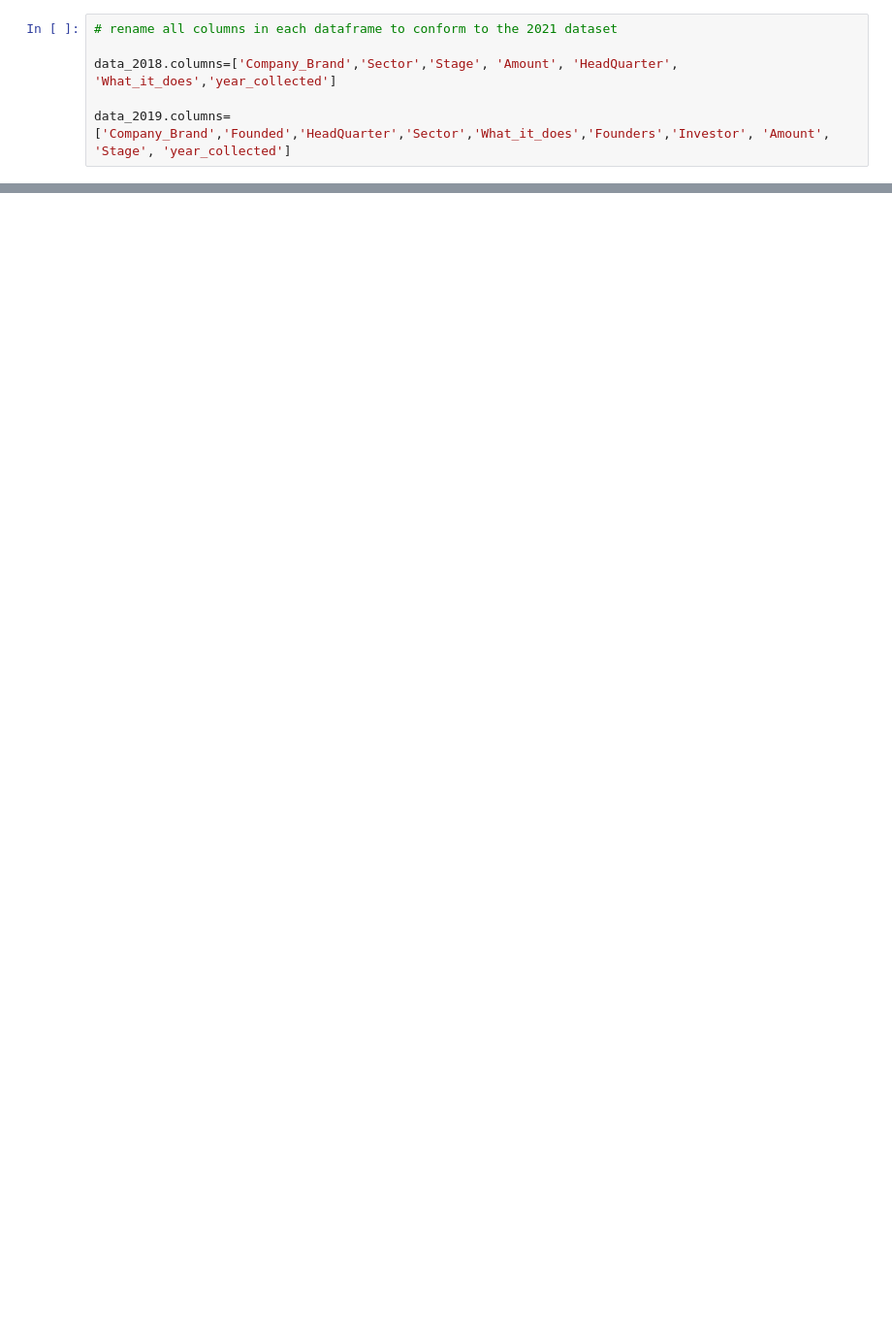
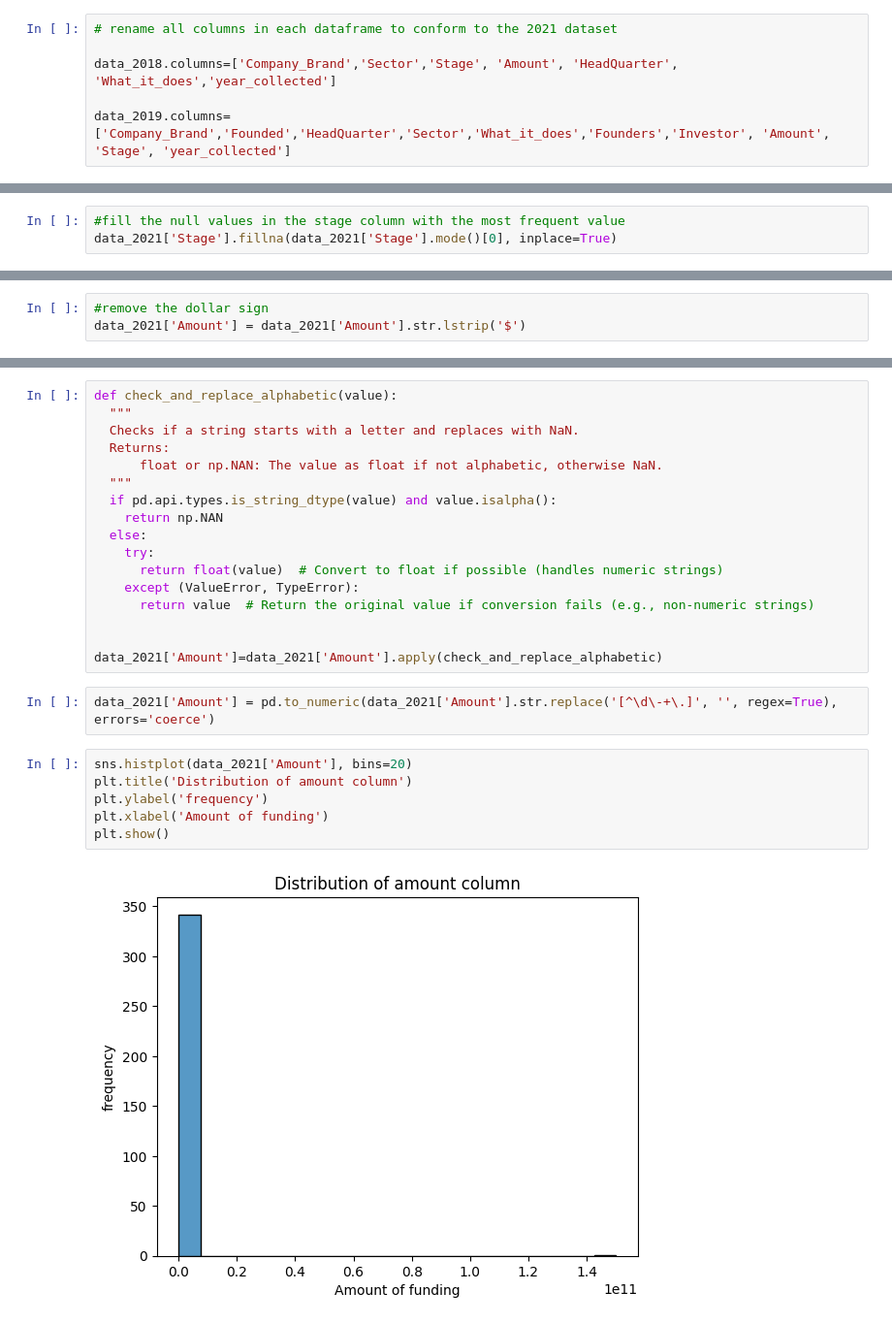
Before and after one commit to noemie-wanjiru/startup-funding-analysis, a Jupyter notebook: main.ipynb, the cells around one changed output, grey strips where cells are left out. Shown: that part at 97% size. Cells and saved outputs as stored; diff of their text form; blank space fills up the shorter version.

```diff
--- a/main.ipynb
+++ b/main.ipynb
@@ -157,0 +818,3 @@ df.head()
+# %%
+#fill the null values in the stage column with the most frequent value
+data_2021['Stage'].fillna(data_2021['Stage'].mode()[0], inplace=True)
@@ -157,0 +823,3 @@ df.head()
+# %%
+#remove the dollar sign
+data_2021['Amount'] = data_2021['Amount'].str.lstrip('$')
@@ -157,0 +846,27 @@ df.head()
+# %%
+def check_and_replace_alphabetic(value):
+  """
+  Checks if a string starts with a letter and replaces with NaN.
+  Returns:
+      float or np.NAN: The value as float if not alphabetic, otherwise NaN.
+  """
+  if pd.api.types.is_string_dtype(value) and value.isalpha():
+    return np.NAN
+  else:
+    try:
+      return float(value)  # Convert to float if possible (handles numeric strings)
+    except (ValueError, TypeError):
+      return value  # Return the original value if conversion fails (e.g., non-numeric strings)
+
+
+data_2021['Amount']=data_2021['Amount'].apply(check_and_replace_alphabetic)
+# %%
+data_2021['Amount'] = pd.to_numeric(data_2021['Amount'].str.replace('[^\d\-+\.]', '', regex=True), errors='coerce')
+# %%
+sns.histplot(data_2021['Amount'], bins=20)
+plt.title('Distribution of amount column')
+plt.ylabel('frequency')
+plt.xlabel('Amount of funding')
+plt.show()
+# %% [output]
+[figure, added]
```
Also changed, not shown: parts of 175 cells of this notebook, 4 other files.
